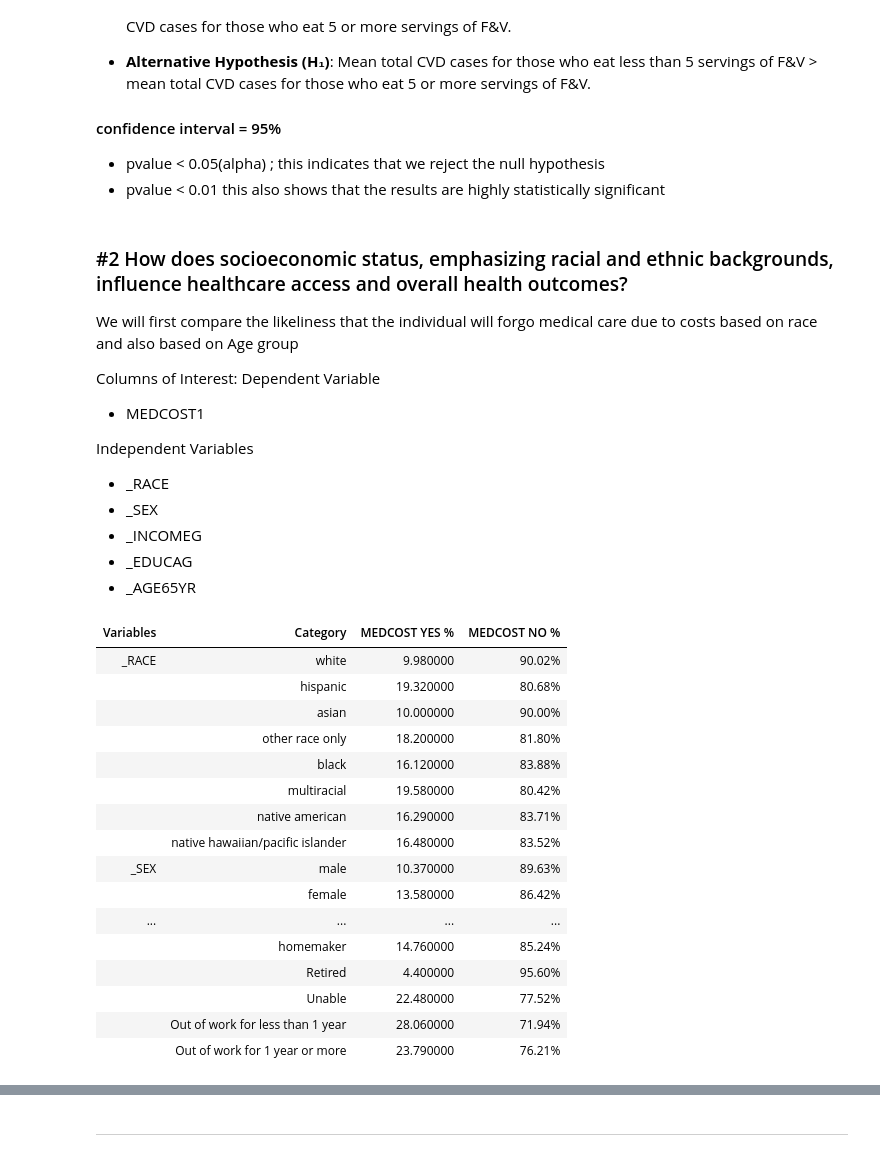
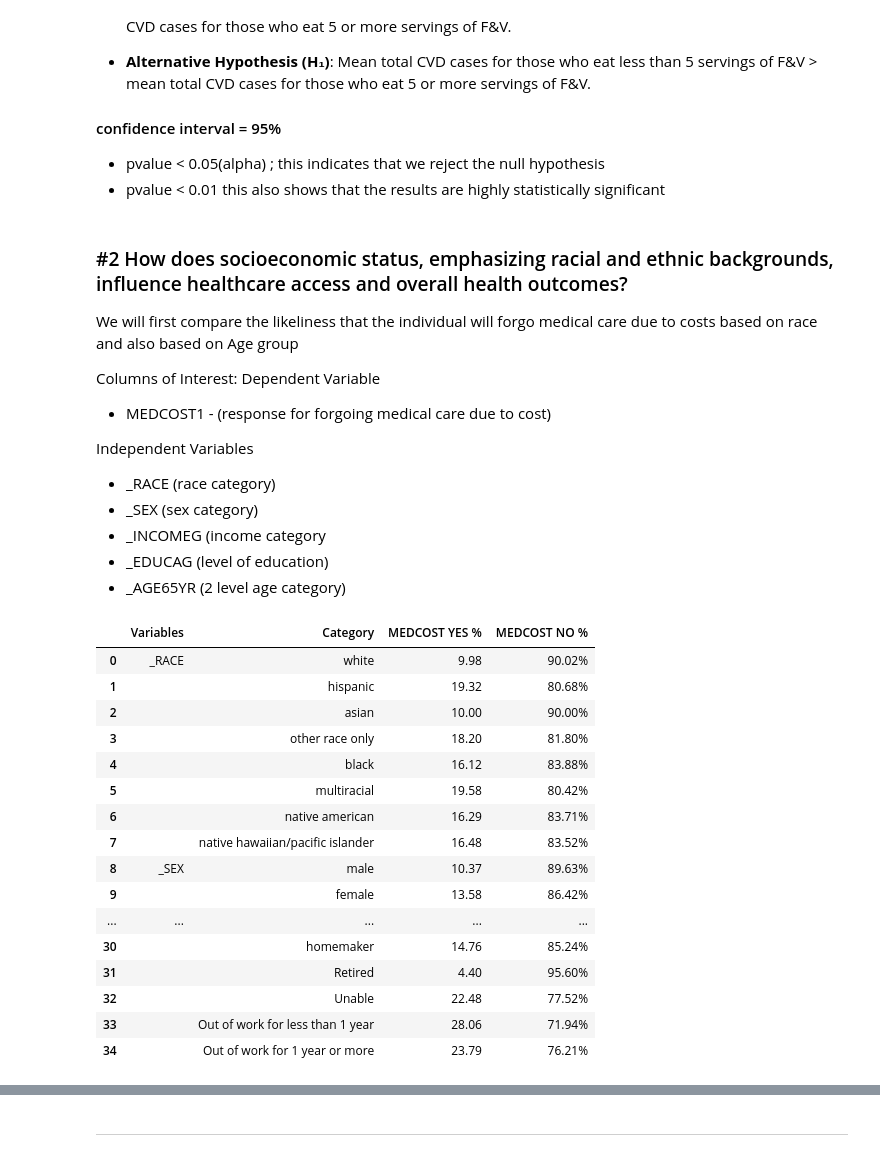
Before and after one commit to OBINNADINNEYA/BRFSS_BIGDATA_PROJECT, a Jupyter notebook: Exploratory Data Analysis.ipynb, the cells around one changed output, grey strips where cells are left out. Drawn from its saved outputs; the diff is of its cells as text; code cells hidden in the pictures.

```diff
--- a/Exploratory Data Analysis.ipynb
+++ b/Exploratory Data Analysis.ipynb
@@ -456,10 +459,12 @@ Conclusion: mean daily fruit intake for those with good health is greater
 #CVDCRHD4 Angina or CHD
 #CVDSTRK3 Stroke
 
-# Mapping 'yes' to 1 and 'no' to 0, and summing the values
-clean_2019['total_cvd_cases'] = (clean_2019['CVDINFR4'].replace({'yes': 1, 'no': 0}) +
-                                   clean_2019['CVDCRHD4'].replace({'yes': 1, 'no': 0}) +
-                                   clean_2019['CVDSTRK3'].replace({'yes': 1, 'no': 0}))
+clean_2019['total_cvd_cases'] = (
+    clean_2019['CVDINFR4'].replace({'yes': 1, 'no': 0}).astype(int) +
+    clean_2019['CVDCRHD4'].replace({'yes': 1, 'no': 0}).astype(int) +
+    clean_2019['CVDSTRK3'].replace({'yes': 1, 'no': 0}).astype(int)
+)
+
 
 clean_2019['totalF&V'] = clean_2019['_VEGESU1'] + clean_2019['FRUTDA2_']
 # %%
@@ -521,14 +519,14 @@ We will first compare the likeliness that the individual will forgo medical care
 
 Columns of Interest:
 Dependent Variable
-- MEDCOST1
+- MEDCOST1 - (response for forgoing medical care due to cost)
 
 Independent Variables
-- _RACE
-- _SEX
-- _INCOMEG
-- _EDUCAG
-- _AGE65YR
+- _RACE (race category)
+- _SEX (sex category)
+- _INCOMEG (income category
+- _EDUCAG (level of education)
+- _AGE65YR (2 level age category)
 # %%
 #Creating the Table for each category of interest as it partains to MEDCOST response
 df = clean_2019
@@ -538,58 +536,50 @@ def calculate_percentages(column_name, category):
     total = len(df[df[column_name] == category])
     yes_count = len(df[(df['MEDCOST1'] == 'yes') & (df[column_name] == category)])
     no_count = len(df[(df['MEDCOST1'] == 'no') & (df[column_name] == category)])
     return f"{(yes_count/total)*100:.2f}%", f"{(no_count/total)*100:.2f}%"
 
 # Creating the result table
 result = {
     'Variables': [],
     'Category': [],
     'MEDCOST YES %': [],
     'MEDCOST NO %': []
 }
 
 # Populate the result table
 for col in ['_RACE', '_SEX', '_INCOMG1', '_EDUCAG', '_AGE65YR','MARITAL','EMPLOY1']:
     for category in df[col].unique():
         yes_percent, no_percent = calculate_percentages(col, category)
         result['Variables'].append(col)
         result['Category'].append(category)
         result['MEDCOST YES %'].append(yes_percent)
         result['MEDCOST NO %'].append(no_percent)
 
 result_df = pd.DataFrame(result)
 result_df['Variables'] = result_df.apply(lambda x: '' if x['Variables'] in result_df['Variables'].iloc[:x.name].values else x['Variables'], axis=1)
 
 
 # Convert 'MEDCOST YES %' from strings to floats for comparisons
 result_df['MEDCOST YES %'] = result_df['MEDCOST YES %'].str.rstrip('%').astype('float')
 
-# Function to highlight the max value in a Series
-def highlight_max(s):
-    is_max = s == s.groupby(result_df['Variables']).transform('max')
-    return ['background-color: yellow' if v else '' for v in is_max]
-
-# Apply the highlight function to the 'MEDCOST YES %' column
-styled_result = result_df.style.apply(highlight_max, subset=['MEDCOST YES %']).hide_index()
-
-styled_result
+result_df
 # %% [output]
-| Variables | Category | MEDCOST YES % | MEDCOST NO % |
-| _RACE | white | 9.980000 | 90.02% |
-|  | hispanic | 19.320000 | 80.68% |
-|  | asian | 10.000000 | 90.00% |
-|  | other race only | 18.200000 | 81.80% |
-|  | black | 16.120000 | 83.88% |
-|  | multiracial | 19.580000 | 80.42% |
-|  | native american | 16.290000 | 83.71% |
-|  | native hawaiian/pacific islander | 16.480000 | 83.52% |
-| _SEX | male | 10.370000 | 89.63% |
-|  | female | 13.580000 | 86.42% |
-| ... | ... | ... | ... |
-|  | homemaker | 14.760000 | 85.24% |
-|  | Retired | 4.400000 | 95.60% |
-|  | Unable | 22.480000 | 77.52% |
-|  | Out of work for less than 1 year | 28.060000 | 71.94% |
-|  | Out of work for 1 year or more | 23.790000 | 76.21% |
+|  | Variables | Category | MEDCOST YES % | MEDCOST NO % |
+| 0 | _RACE | white | 9.98 | 90.02% |
+| 1 |  | hispanic | 19.32 | 80.68% |
+| 2 |  | asian | 10.00 | 90.00% |
+| 3 |  | other race only | 18.20 | 81.80% |
+| 4 |  | black | 16.12 | 83.88% |
+| 5 |  | multiracial | 19.58 | 80.42% |
+| 6 |  | native american | 16.29 | 83.71% |
+| 7 |  | native hawaiian/pacific islander | 16.48 | 83.52% |
+| 8 | _SEX | male | 10.37 | 89.63% |
+| 9 |  | female | 13.58 | 86.42% |
+| ... | ... | ... | ... | ... |
+| 30 |  | homemaker | 14.76 | 85.24% |
+| 31 |  | Retired | 4.40 | 95.60% |
+| 32 |  | Unable | 22.48 | 77.52% |
+| 33 |  | Out of work for less than 1 year | 28.06 | 71.94% |
+| 34 |  | Out of work for 1 year or more | 23.79 | 76.21% |
 # %% [markdown]
 #### Conclusion:
```
Also changed, not shown: parts of 17 cells of this notebook, 6 other files.
